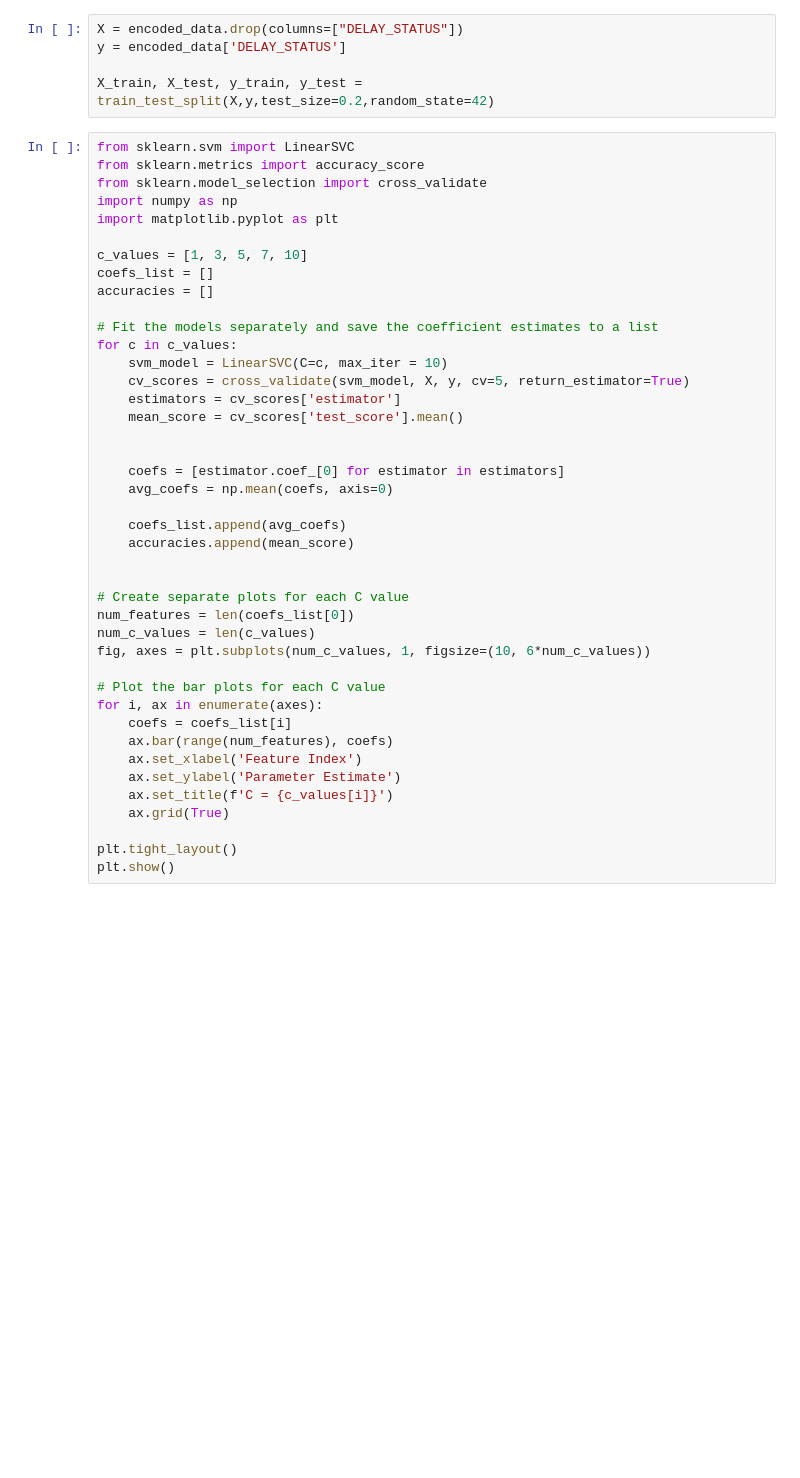
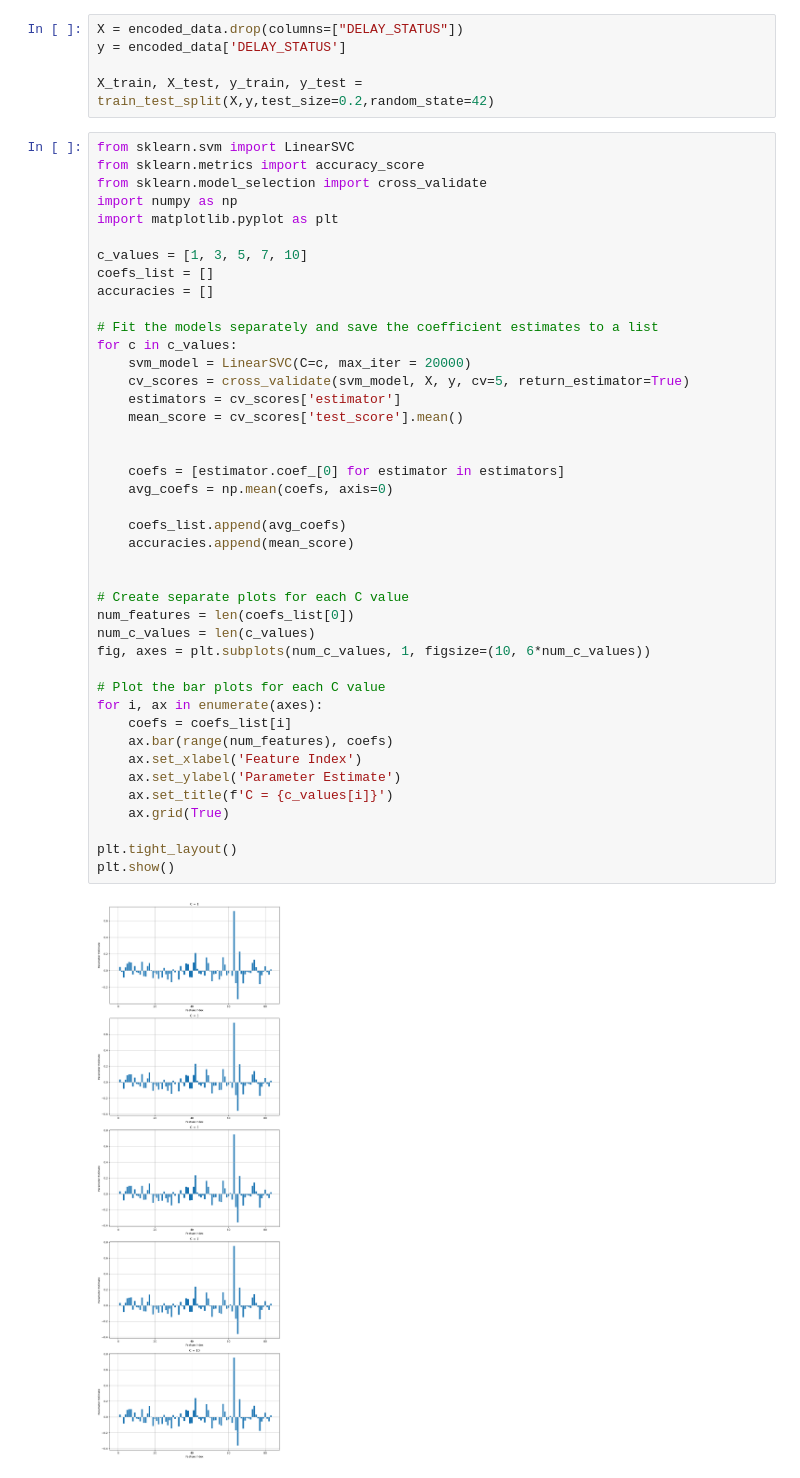
Before and after one commit to ssamat/COGS109, a Jupyter notebook: Final_Project_Template.ipynb, the cells around one changed output. Cells and saved outputs as stored; diff of their text form; blank space fills up the shorter version.

```diff
--- a/Final_Project_Template.ipynb
+++ b/Final_Project_Template.ipynb
@@ -193,35 +232,37 @@ accuracies = []
 
 # Fit the models separately and save the coefficient estimates to a list
 for c in c_values:
-    svm_model = LinearSVC(C=c, max_iter = 10)
+    svm_model = LinearSVC(C=c, max_iter = 20000)
     cv_scores = cross_validate(svm_model, X, y, cv=5, return_estimator=True)
     estimators = cv_scores['estimator']
     mean_score = cv_scores['test_score'].mean()
 
 
     coefs = [estimator.coef_[0] for estimator in estimators]
     avg_coefs = np.mean(coefs, axis=0)
 
     coefs_list.append(avg_coefs)
     accuracies.append(mean_score)
 
 
 # Create separate plots for each C value
 num_features = len(coefs_list[0])
 num_c_values = len(c_values)
 fig, axes = plt.subplots(num_c_values, 1, figsize=(10, 6*num_c_values))
 
 # Plot the bar plots for each C value
 for i, ax in enumerate(axes):
     coefs = coefs_list[i]
     ax.bar(range(num_features), coefs)
     ax.set_xlabel('Feature Index')
     ax.set_ylabel('Parameter Estimate')
     ax.set_title(f'C = {c_values[i]}')
     ax.grid(True)
 
 plt.tight_layout()
 plt.show()
+# %% [output]
+[figure, added]
 # %%
 print("Top 10 Features With the Biggest Parameter Estimates For Each C Value(greatest to least): \n")
 for i in range(len(coefs_list)):
```
Also changed, not shown: parts of 15 cells of this notebook.
